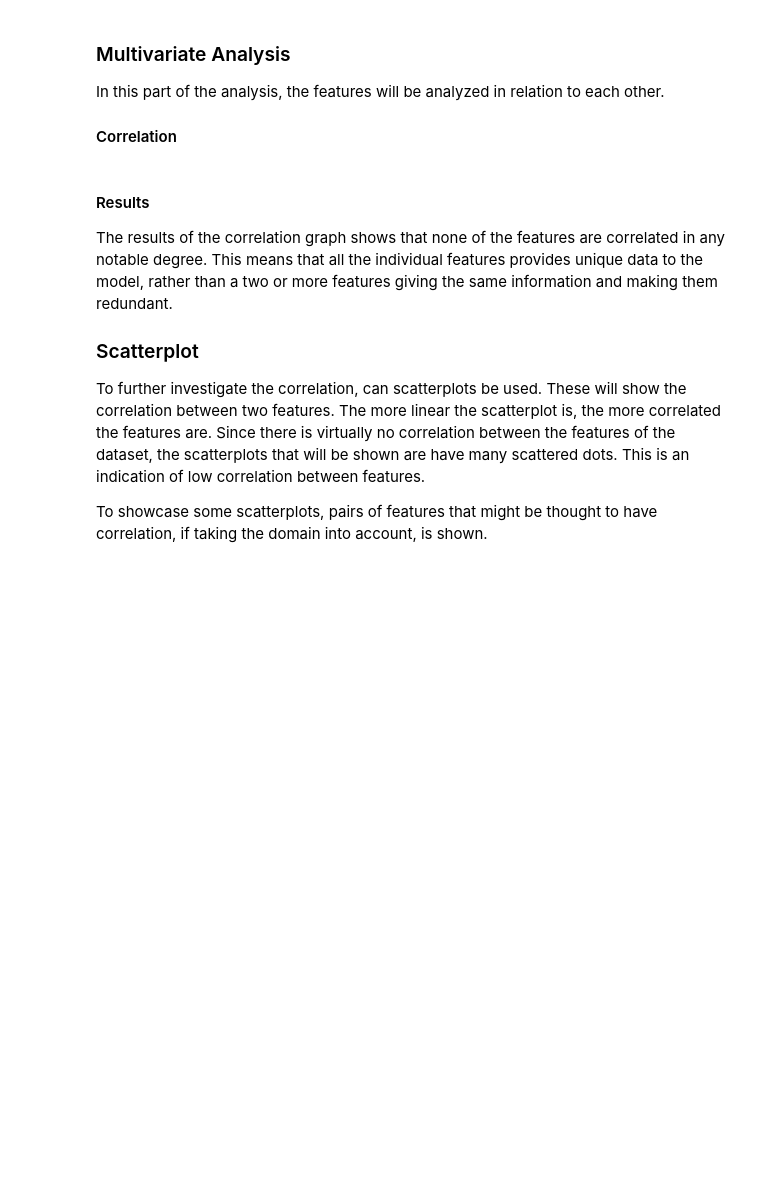
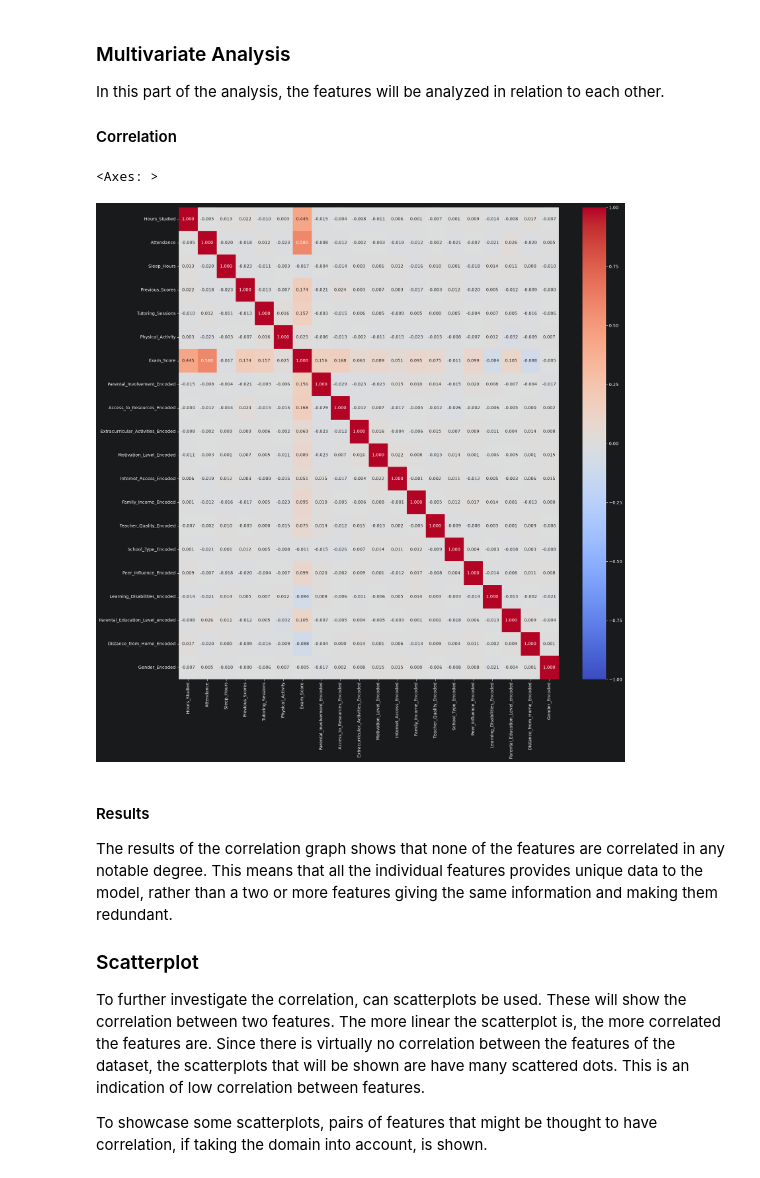
Before and after one commit to Wilbnil/Prakmas-2026, a Jupyter notebook: Oblig 1/Training and Evaluating Baseline Models.ipynb, the cells around one changed output. Drawn from its saved outputs; the diff is of its cells as text; code cells hidden in the pictures; blank space fills up the shorter version.

Commit message:
On branch develop: Changed correlation in  accordance to feedback from Lars.

```diff
--- a/Oblig 1/Training and Evaluating Baseline Models.ipynb
+++ b/Oblig 1/Training and Evaluating Baseline Models.ipynb
@@ -205,13 +510,16 @@ In this part of the analysis, the features will be analyzed in relation to each
 # %%
 # Correlation gradient map.
 
 # Computes the pairwise correlation between each feature.
 # This method will only use numerical features.
-correlation = student_dataset.drop('Exam_Score', axis=1).corr(numeric_only=True)
-
+# correlation = student_dataset.drop('Exam_Score', axis=1).corr(numeric_only=True)
+correlation = student_dataset.corr(numeric_only=True)
 # Shows the correlation between the features in a heatmap.
 plt.figure(figsize=(20, 20))
 sns.heatmap(correlation, cmap='coolwarm', annot=True, fmt='.3f', vmin=-1, vmax=1)
+# %% [output]
+<Axes: >
+[figure, added]
 # %% [markdown]
 #### Results
 The results of the correlation graph shows that none of the features are correlated in any notable degree. This means that all the individual features provides unique data to the model, rather than a two or more features giving the same information and making them redundant.
```
Also changed, not shown: parts of 30 cells of this notebook.
